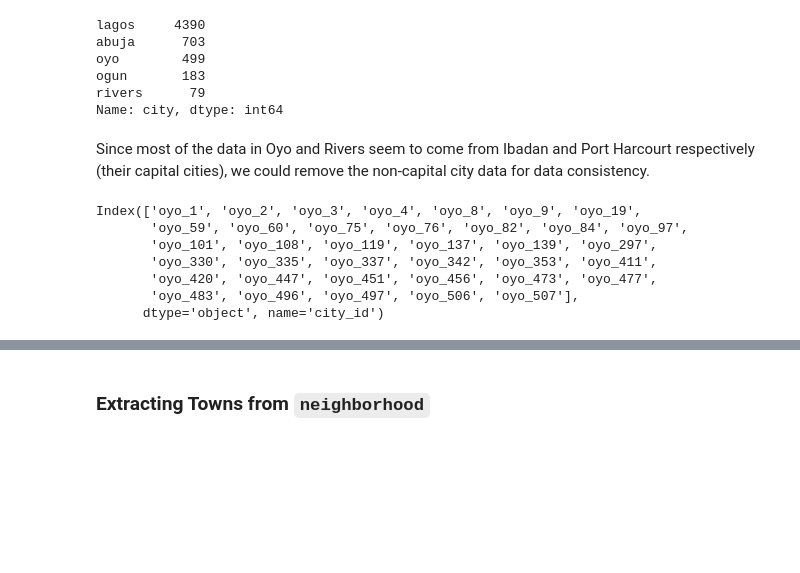
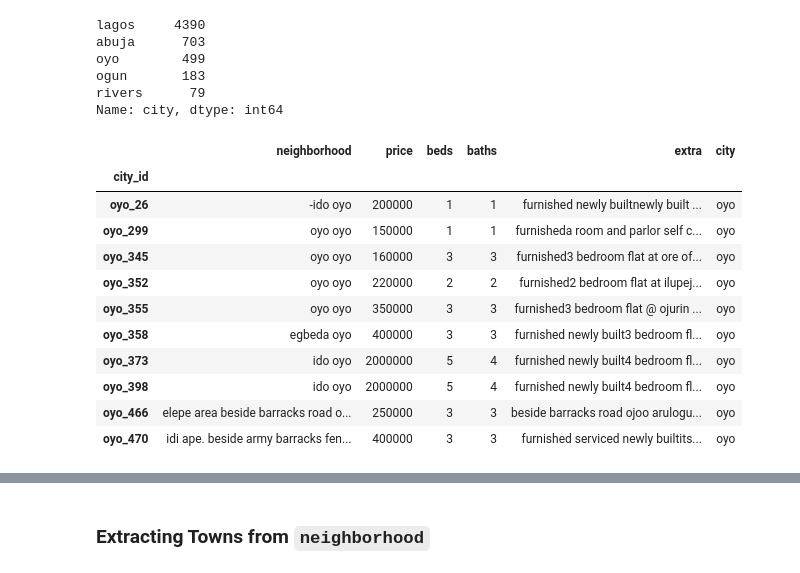
Before and after one commit to stevenkolawole/house_rent_pricing_app, a Jupyter notebook: data_cleaning_&_EDA.ipynb, the cells around one changed output, grey strips where cells are left out. Drawn from its saved outputs; the diff is of its cells as text; code cells hidden in the pictures; blank space fills up the shorter version.

```diff
--- a/data_cleaning_&_EDA.ipynb
+++ b/data_cleaning_&_EDA.ipynb
@@ -580,17 +582,18 @@ oyo        499
 ogun       183
 rivers      79
 Name: city, dtype: int64
-# %% [markdown]
-Since most of the data in Oyo and Rivers seem to come from Ibadan and Port Harcourt respectively (their capital cities), we could remove the non-capital city data for data consistency.
 # %%
-data.neighborhood = data.neighborhood.str.lower()
+data[(data.city == 'oyo') & (~data.neighborhood.str.contains('ibadan'))]
+# %% [output]
+|  | neighborhood | price | beds | baths | extra | city |
+| city_id |  |  |  |  |  |  |
+| oyo_26 | -ido oyo | 200000 | 1 | 1 | furnished newly builtnewly built ... | oyo |
+| oyo_299 | oyo oyo | 150000 | 1 | 1 | furnisheda room and parlor self c... | oyo |
+| oyo_345 | oyo oyo | 160000 | 3 | 3 | furnished3 bedroom flat at ore of... | oyo |
+| oyo_352 | oyo oyo | 220000 | 2 | 2 | furnished2 bedroom flat at ilupej... | oyo |
+| oyo_355 | oyo oyo | 350000 | 3 | 3 | furnished3 bedroom flat @ ojurin ... | oyo |
+| oyo_358 | egbeda oyo | 400000 | 3 | 3 | furnished newly built3 bedroom fl... | oyo |
+| oyo_373 | ido oyo | 2000000 | 5 | 4 | furnished newly built4 bedroom fl... | oyo |
+| oyo_398 | ido oyo | 2000000 | 5 | 4 | furnished newly built4 bedroom fl... | oyo |
+| oyo_466 | elepe area beside barracks road o... | 250000 | 3 | 3 | beside barracks road ojoo arulogu... | oyo |
+| oyo_470 | idi ape. beside army barracks fen... | 400000 | 3 | 3 | furnished serviced newly builtits... | oyo |
-# %%
-is_ibadan.index
-# %% [output]
-Index(['oyo_1', 'oyo_2', 'oyo_3', 'oyo_4', 'oyo_8', 'oyo_9', 'oyo_19',
-       'oyo_59', 'oyo_60', 'oyo_75', 'oyo_76', 'oyo_82', 'oyo_84', 'oyo_97',
-       'oyo_101', 'oyo_108', 'oyo_119', 'oyo_137', 'oyo_139', 'oyo_297',
-       'oyo_330', 'oyo_335', 'oyo_337', 'oyo_342', 'oyo_353', 'oyo_411',
-       'oyo_420', 'oyo_447', 'oyo_451', 'oyo_456', 'oyo_473', 'oyo_477',
-       'oyo_483', 'oyo_496', 'oyo_497', 'oyo_506', 'oyo_507'],
-      dtype='object', name='city_id')
```
Also changed, not shown: parts of 22 cells of this notebook.
